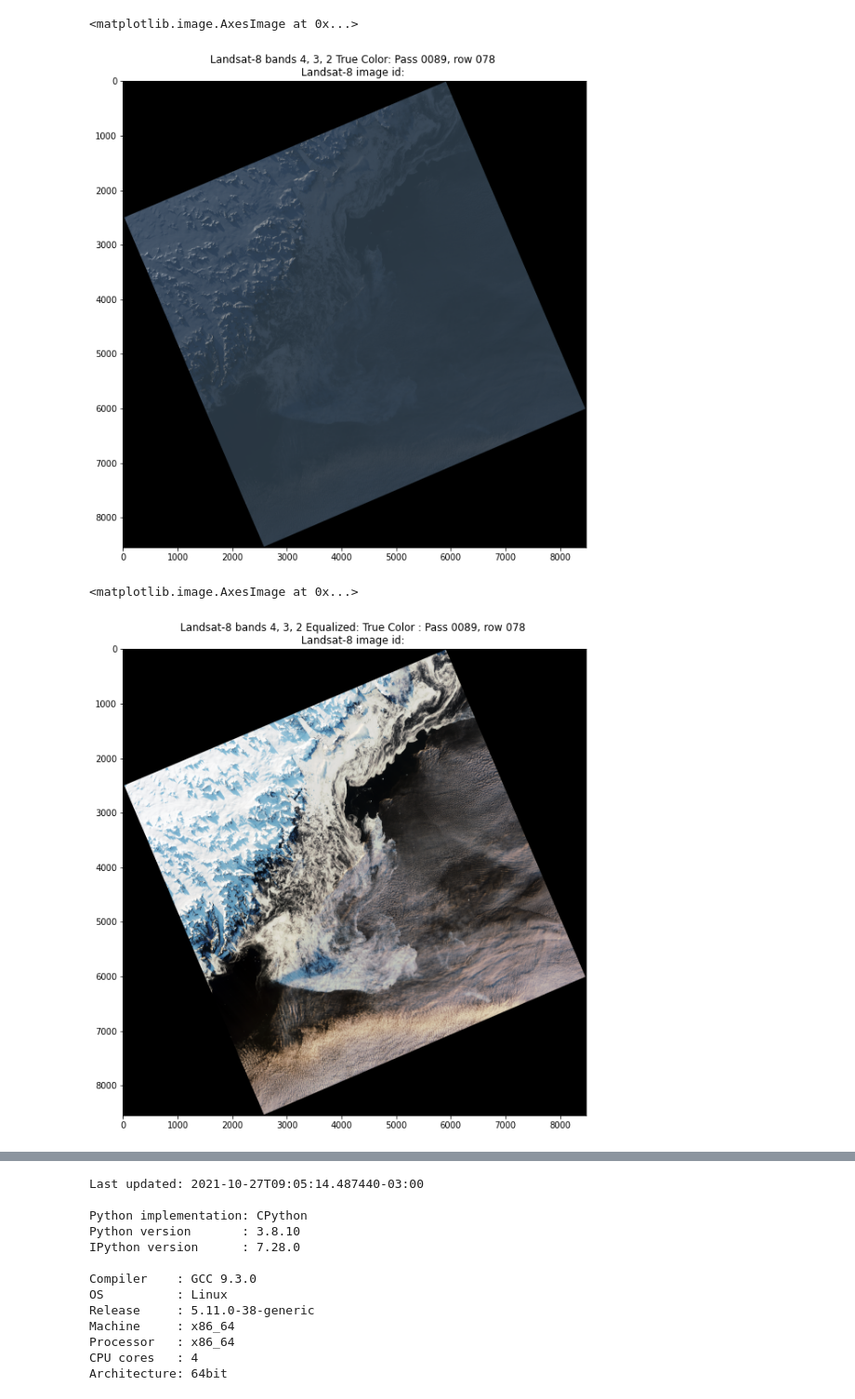
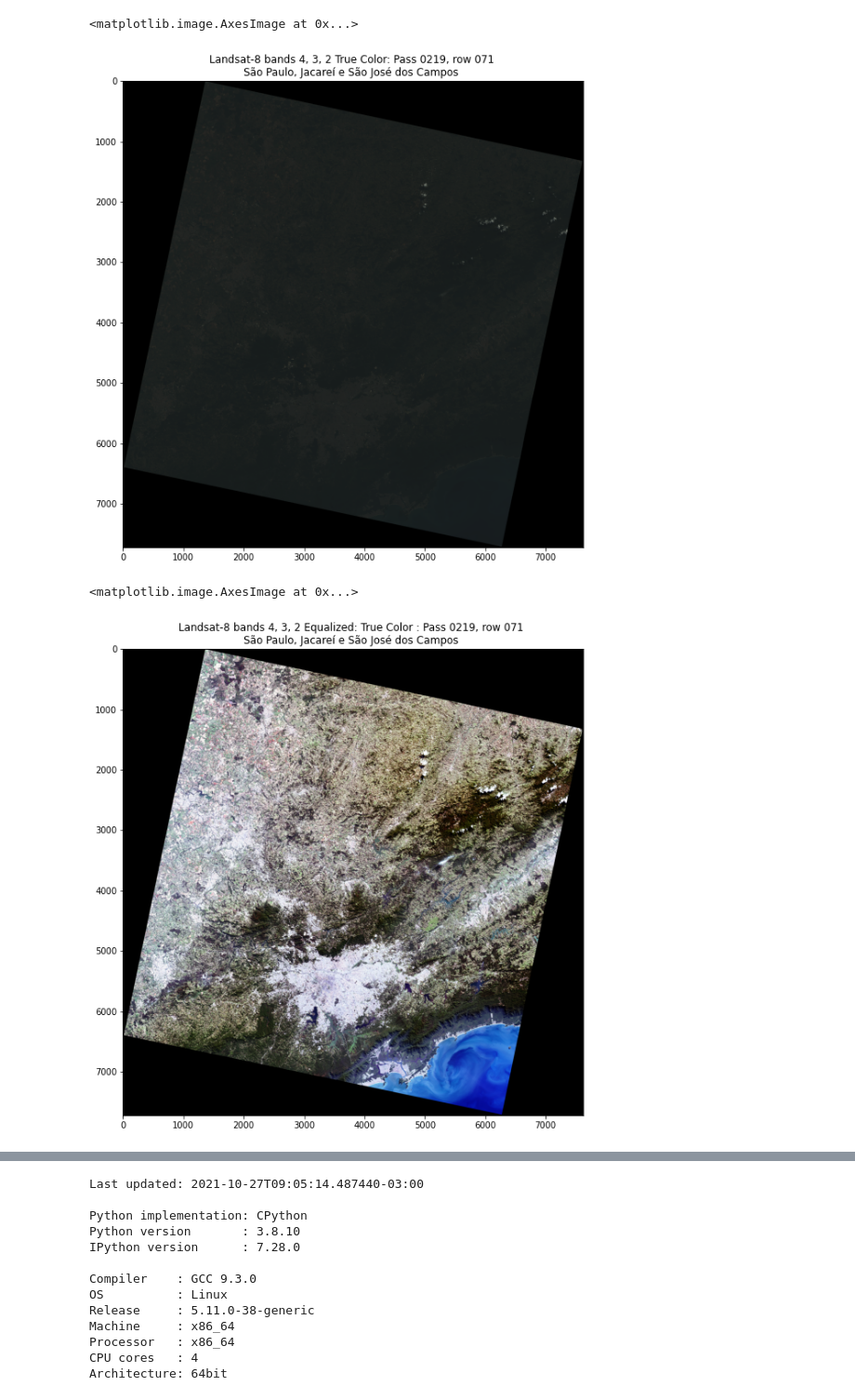
Before and after one commit to Equipe-Polaris-DSM-2021/api, a Jupyter notebook: pythonCodes/landsatImageProcess.ipynb, the cells around one changed output, grey strips where cells are left out. Shown at 93% size. Cells and saved outputs as stored; diff of their text form; code cells hidden in the pictures.

```diff
--- a/pythonCodes/landsatImageProcess.ipynb
+++ b/pythonCodes/landsatImageProcess.ipynb
@@ -68,3 +52,5 @@ fpath = 'https://s3-us-west-2.amazonaws.com/landsat-pds/L8/073/231/LC80732312016
+# %%
+fpath = 'https://landsat-pds.s3.amazonaws.com/c1/L8/219/076/LC08_L1TP_219076_20210603_20210608_01_T1/LC08_L1TP_219076_20210603_20210608_01_T1_B2.TIF'
 # %%
 src_image = rasterio.open(fpath)
 # %%
@@ -181,14 +167,14 @@ https://s3-us-west-2.amazonaws.com/landsat-pds/L8/073/231/LC80732312016158LGN00/
 # %%
 fig, ax = plt.subplots(1, figsize=(12, 10))
 ax.set_title(
-    'Landsat-8 bands 4, 3, 2 True Color: Pass 0089, row 078 \nLandsat-8 image id: ')
+    'Landsat-8 bands 4, 3, 2 True Color: Pass 0219, row 071 \nSão Paulo, Jacareí e São José dos Campos ')
 plt.imshow(rbg)
 # %% [output]
 <matplotlib.image.AxesImage at 0x...>
-[figure, old version]
+[figure, new version]
 # %%
 def make_color_image_eqh(
-    b1: int, b2: int, b3: int, fpath: str
+    b1: int, b2: int, b3: int, fpath: str, method: str
 ):
     '''
     make_false_color_image: combine nominated Landsat-8 bands into false color image
@@ -235,9 +221,15 @@ def make_color_image_eqh(
     b2_np = b2.read(1)
     b3_np = b3.read(1)
 
-    eq_b1 = skimage.exposure.equalize_hist(b1_np)
-    eq_b2 = skimage.exposure.equalize_hist(b2_np)
-    eq_b3 = skimage.exposure.equalize_hist(b3_np)
+    if method == 'eqh_hist':
+        eq_b1 = skimage.exposure.equalize_hist(b1_np)
+        eq_b2 = skimage.exposure.equalize_hist(b2_np)
+        eq_b3 = skimage.exposure.equalize_hist(b3_np)
+
+    if method == 'eqh_adapt':
+        eq_b1 = skimage.exposure.equalize_adapthist(b1_np)
+        eq_b2 = skimage.exposure.equalize_adapthist(b2_np)
+        eq_b3 = skimage.exposure.equalize_adapthist(b3_np)
 
     # normalize data to 0<->1
     b1_norm = normalize(eq_b1)
@@ -249,14 +241,14 @@ def make_color_image_eqh(
 
     return rgb
 # %%
-rgb = make_color_image_eqh(4, 3, 2, fpath)
+rgb = make_color_image_eqh(4, 3, 2, fpath, 'eqh_hist')
 
 fig, ax = plt.subplots(1, figsize=(12, 10))
 ax.set_title(
-    'Landsat-8 bands 4, 3, 2 Equalized: True Color : Pass 0089, row 078 \nLandsat-8 image id: '
+    'Landsat-8 bands 4, 3, 2 Equalized: True Color : Pass 0219, row 071 \nSão Paulo, Jacareí e São José dos Campos '
 )
 
 plt.imshow(rgb)
 # %% [output]
 <matplotlib.image.AxesImage at 0x...>
-[figure, old version]
+[figure, new version]
```
Also changed, not shown: parts of 6 cells of this notebook, 2 other files.
